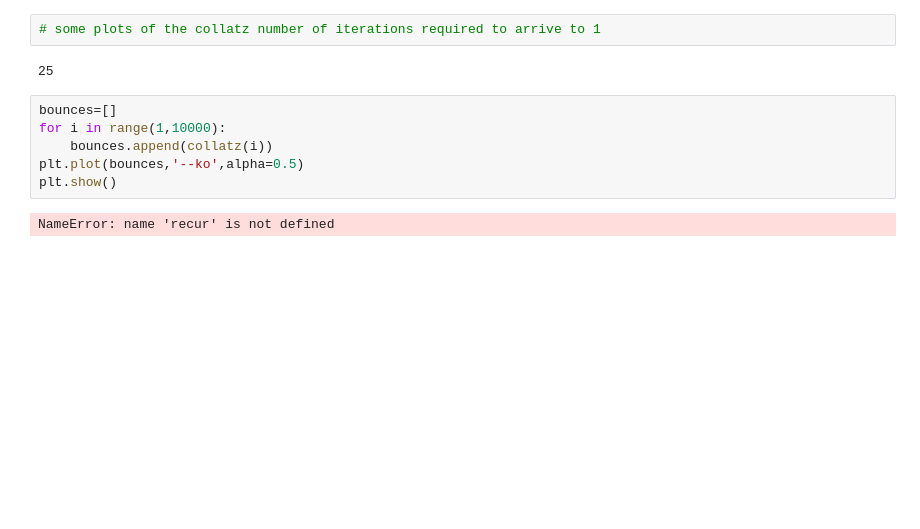
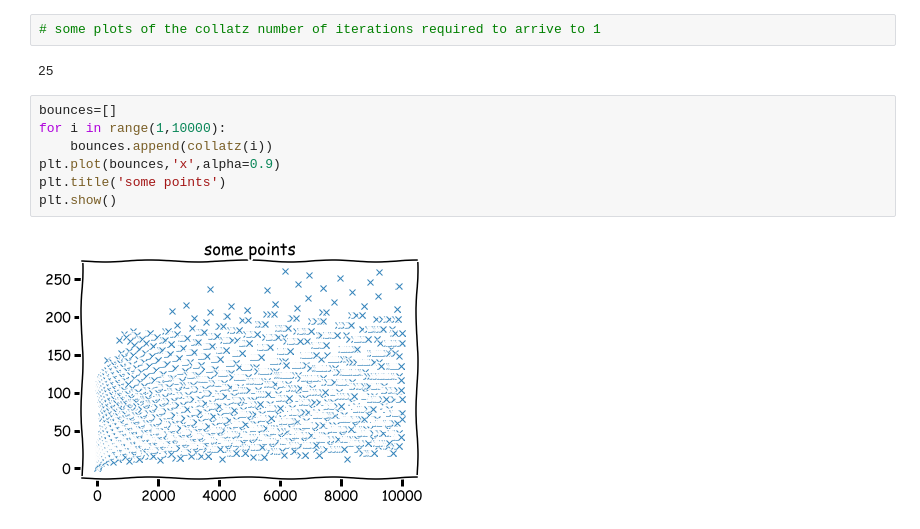
Before and after one commit to aoguedao/Dathaton-Gasto-Fiscal-Viz, a Jupyter notebook: testJupyter.ipynb, the cells around one changed output. Drawn from its saved outputs; the diff is of its cells as text; blank space fills up the shorter version.

```diff
--- a/testJupyter.ipynb
+++ b/testJupyter.ipynb
@@ -47,8 +47,9 @@ def collatz(x,n=0):
 # %%
 bounces=[]
 for i in range(1,10000):
     bounces.append(collatz(i))
-plt.plot(bounces,'--ko',alpha=0.5)
+plt.plot(bounces,'x',alpha=0.9)
+plt.title('some points')
 plt.show()
 # %% [output]
-NameError: name 'recur' is not defined
+[figure, added]
```
